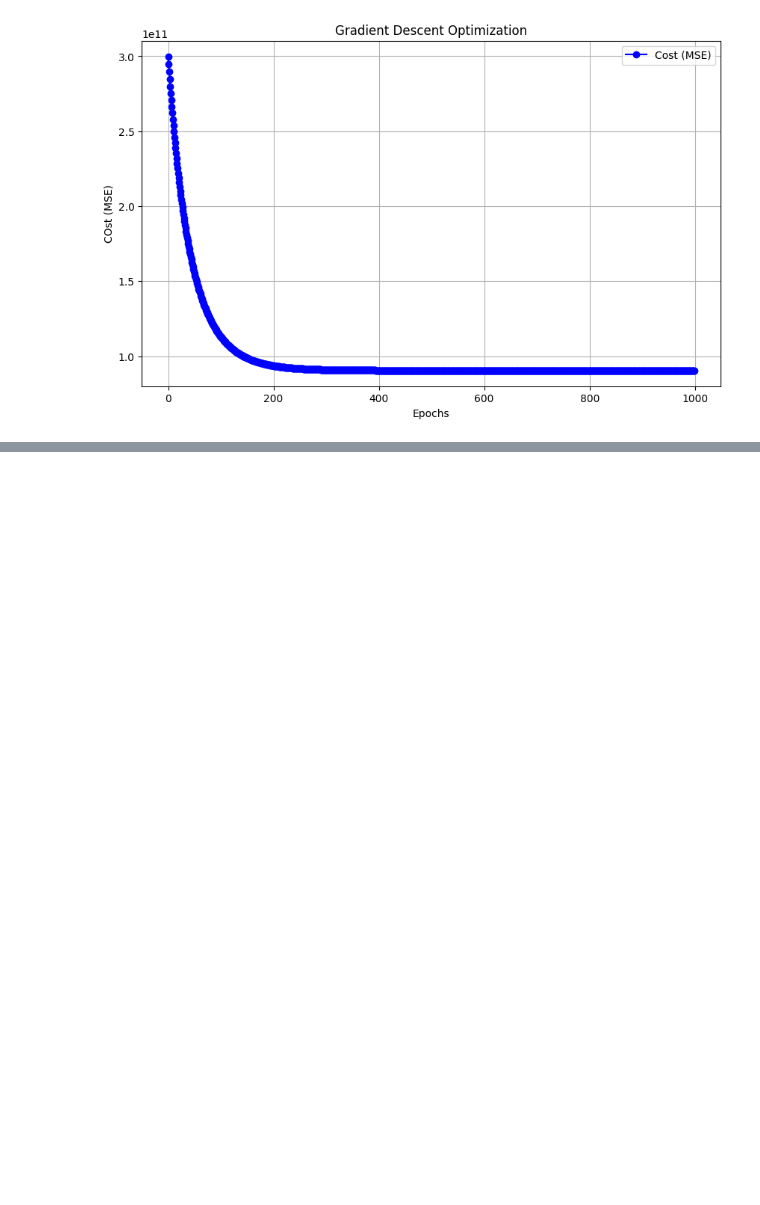
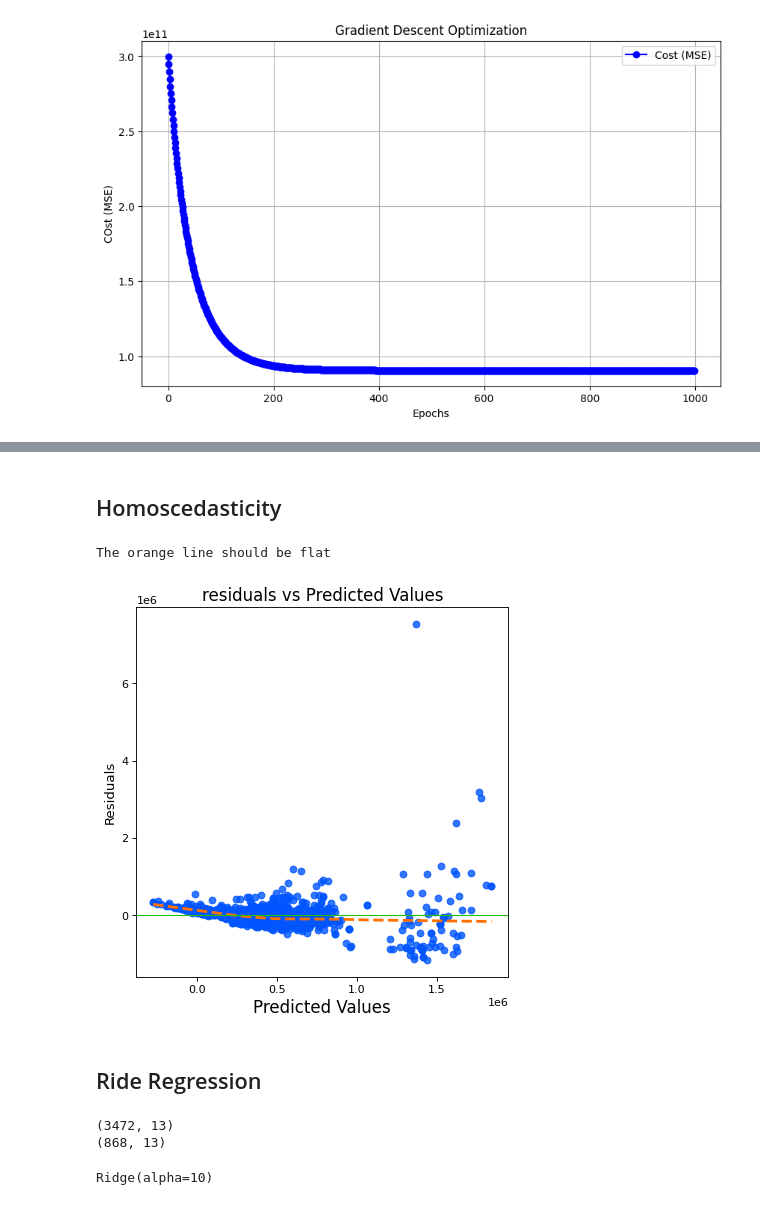
Before and after one commit to vishnusai2005/Gradient_Descent, a Jupyter notebook: Gradient Descent.ipynb, the cells around one changed output, grey strips where cells are left out. Saved outputs shown, nothing was run; the diff lists cells and outputs as text; code cells hidden in the pictures; blank space fills up the shorter version.

```diff
--- a/Gradient Descent.ipynb
+++ b/Gradient Descent.ipynb
@@ -391,0 +473,32 @@ visualization_gradient_descent(cost_history)
+# %% [markdown]
+## Homoscedasticity
+# %%
+def homoscedasticity_assumption(model, x_test, y_test):
+    print('The orange line should be flat')
+    df_results = residuals(model, x_test, y_test)
+    fig = plt.figure(figsize = (6,6), dpi = 80)
+    sns.regplot(x = 'Predicted', y = 'Residuals', data = df_results, lowess = True, color = '#0055ff', line_kws = {'color':'#ff7000', 'ls':'--', 'lw':2.5})
+    plt.axhline(y = 0, color = '#23bf00', lw = 1)
+    plt.title('residuals vs Predicted Values', fontsize = 15)
+    plt.xlabel('Predicted Values', fontsize = 15)
+    plt.ylabel('Residuals', fontsize = 12)
+    plt.show()
+# %%
+homoscedasticity_assumption(linear_reg,x_test_scaled, y_test)
+# %% [output]
+The orange line should be flat
+[figure, added]
+# %% [markdown]
+## Ride Regression
+# %%
+print(x_train_scaled.shape)
+print(x_test_scaled.shape)
+# %% [output]
+(3472, 13)
+(868, 13)
+# %%
+from sklearn.linear_model import Ridge
+ridge_reg = Ridge(alpha = 10) #Here alpha means the Lambda
+ridge_reg.fit(x_train_scaled, y_train)
+# %% [output]
+Ridge(alpha=10)
```
Also changed, not shown: parts of 25 cells of this notebook.
